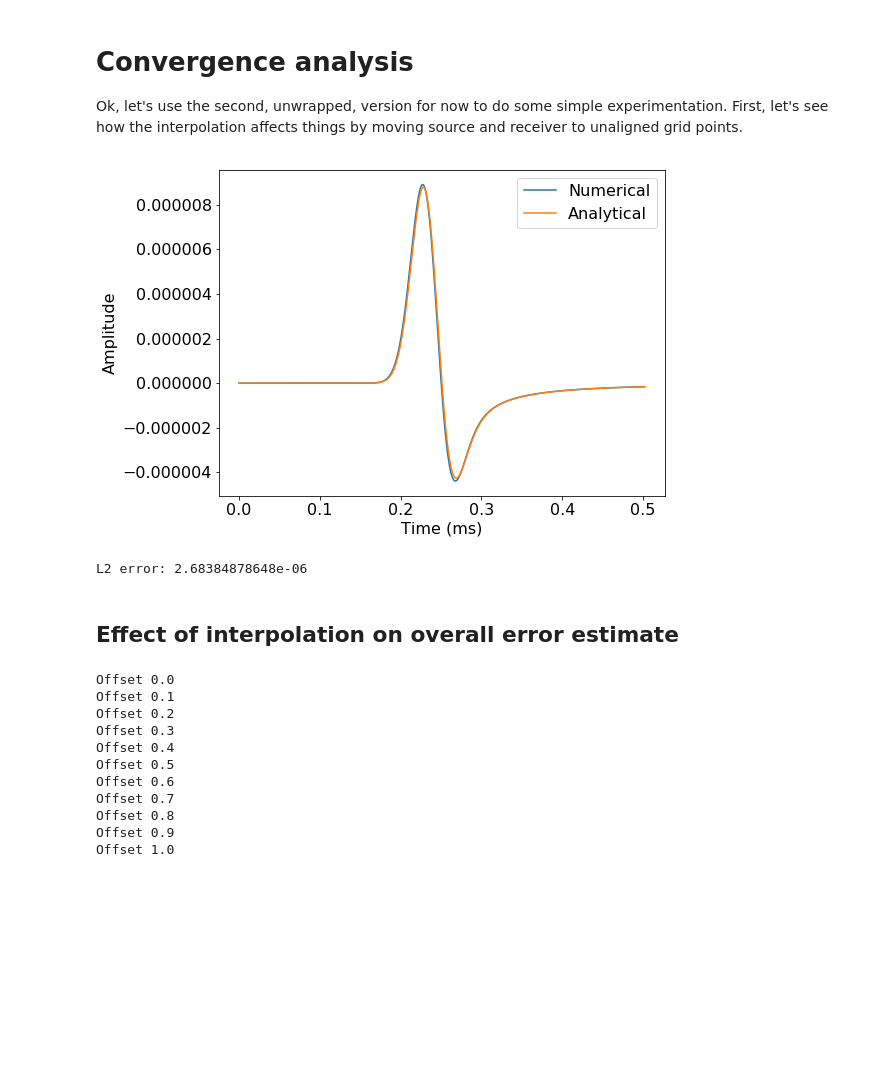
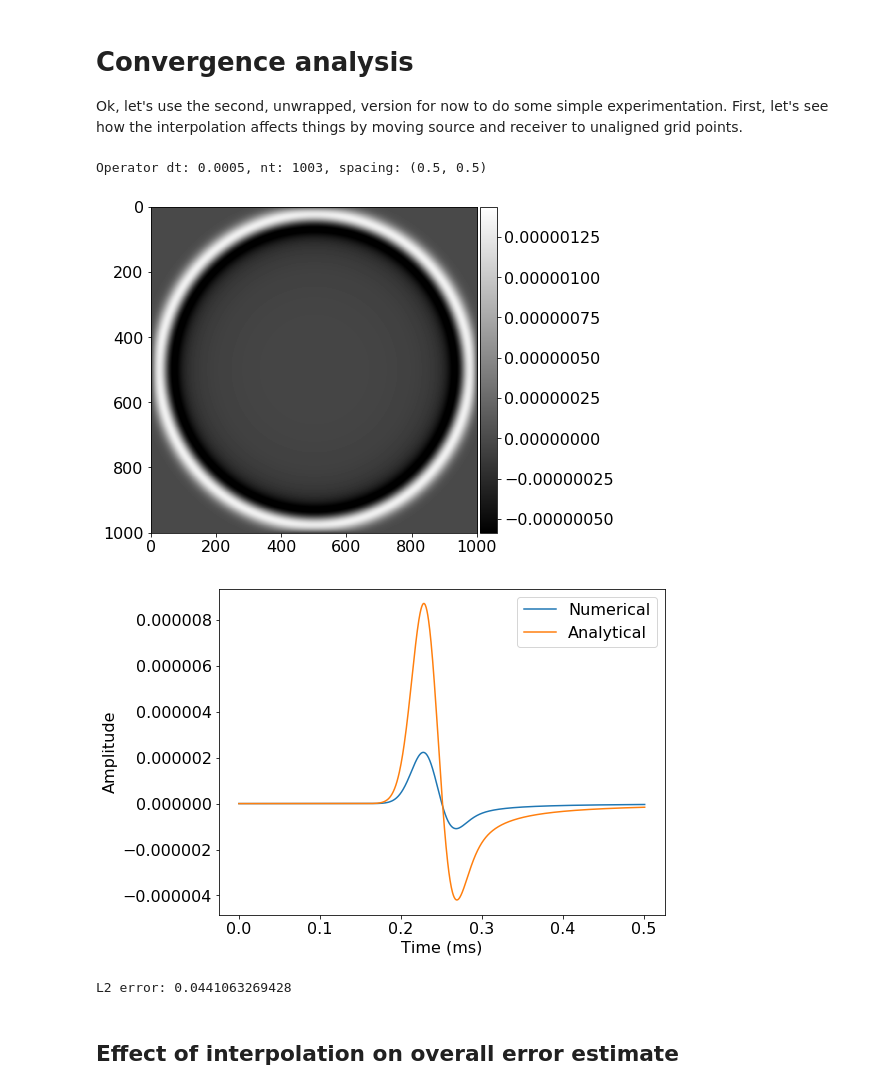
Before and after one commit to gamdow/devito, a Jupyter notebook: examples/seismic/convergence.ipynb, the cells around one changed output. Cells and saved outputs as stored; diff of their text form; code cells hidden in the pictures; blank space fills up the shorter version.

```diff
--- a/examples/seismic/convergence.ipynb
+++ b/examples/seismic/convergence.ipynb
@@ -361,19 +388,31 @@ def numerical_solution(ncells=500, src_loc=(250., 250.), rec_loc=(330., 250.), o
 # %%
 # Sanity check that all is still well...
 src_loc = (250., 250.)
 rec_loc = (330., 250.)
 
-analytical = analytical_solution(src_loc, rec_loc, _source, time)
-numerical = numerical_solution(ncells=500, src_loc=src_loc, rec_loc=rec_loc)
+ncells = 1000  # 500
+dt = timestep_size(500. / ncells)
+time = discretize_time(dt=dt)
+source = source_function(time)
+source_data = {'Original': _source, 'Source': source}
+#plot_seismogram(source_data, time=time)
+#print("%s %s" % (_source.shape, source.shape))
 
-seis_data = {'Numerical': numerical, 'Analytical': analytical}
+analytical = analytical_solution(src_loc, rec_loc, src=source, time=time)
+numerical = numerical_solution(ncells=ncells, src_loc=src_loc, rec_loc=rec_loc,
+                               source=source, dt=dt, nt=len(time), plot=True)
+
+seis_data = {'Numerical': numerical, 'Analytical': analytical}  #, 'Gc': Gc}
 plot_seismogram(seis_data, time=time)
 
-errorl2 = np.linalg.norm(analytical - numerical)
+#errorl2 = np.linalg.norm(analytical - numerical)
+errorl2 = np.linalg.norm(analytical / np.linalg.norm(analytical) - numerical / np.linalg.norm(numerical))
 print("L2 error: %s" % errorl2)
 # %% [output]
+Operator dt: 0.0005, nt: 1003, spacing: (0.5, 0.5)
-[figure, old version]
+[figure, new version]
-L2 error: 2.68384878648e-06
+[figure, added]
+L2 error: 0.0441063269428
 # %% [markdown]
 ## Effect of interpolation on overall error estimate
 # %%
@@ -382,26 +421,21 @@ rec_loc = (330., 250.)
 offsets = np.arange(0., 1.1, 0.1)
 errorl2 = np.zeros_like(offsets)
 
+# The setup of the problem
+ncells = 500
+dt = timestep_size(500. / ncells)
+time = discretize_time(dt=dt)
+source = source_function(time)
+
 for i, o in enumerate(offsets):
     print("Offset %s" % o)
     src_loc_i = (src_loc[0] + o, src_loc[1] + o)
     rec_loc_i = (rec_loc[0] + o, rec_loc[1] + o)
-    analytical = analytical_solution(src_loc_i, rec_loc_i, _source, time)
-    numerical = numerical_solution(ncells=500, src_loc=src_loc_i, rec_loc=rec_loc_i)
+    analytical = analytical_solution(src_loc_i, rec_loc_i, src=source, time=time)
+    numerical = numerical_solution(ncells=500, src_loc=src_loc_i, rec_loc=rec_loc_i, source=source)
 
-    errorl2[i] = np.linalg.norm(analytical - numerical)
+    #errorl2[i] = np.linalg.norm(analytical - numerical)
+    errorl2[i] = np.linalg.norm(analytical / np.linalg.norm(analytical) - numerical / np.linalg.norm(numerical))
-# %% [output]
-Offset 0.0
-Offset 0.1
-Offset 0.2
-Offset 0.3
-Offset 0.4
-Offset 0.5
-Offset 0.6
-Offset 0.7
-Offset 0.8
-Offset 0.9
-Offset 1.0
 # %%
 plt.figure()
 plt.plot(offsets, errorl2)
```
Also changed, not shown: parts of 14 cells of this notebook.
